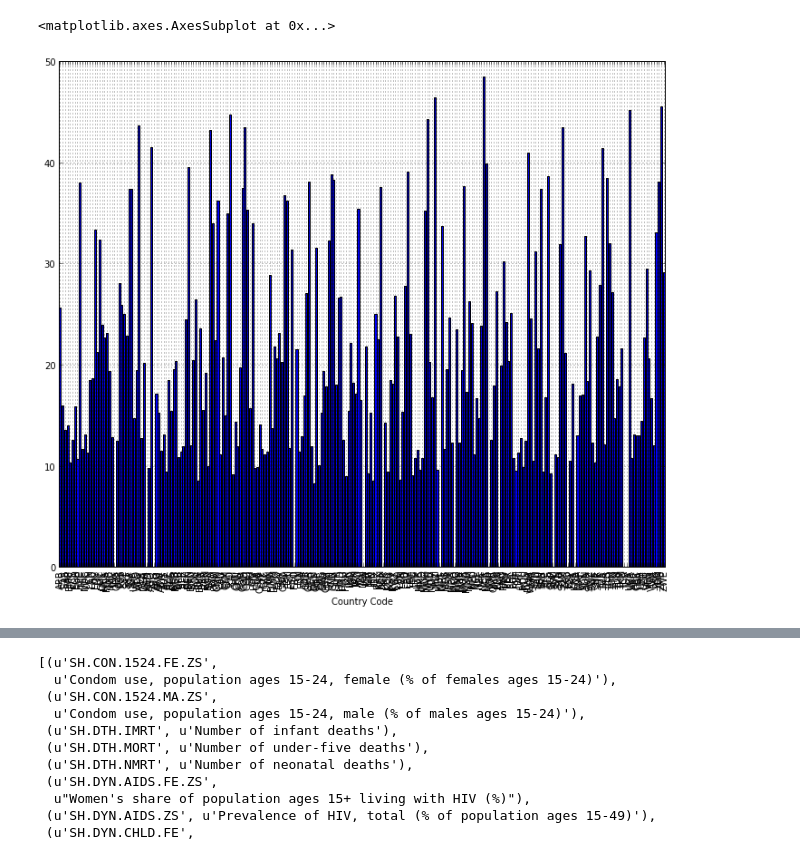
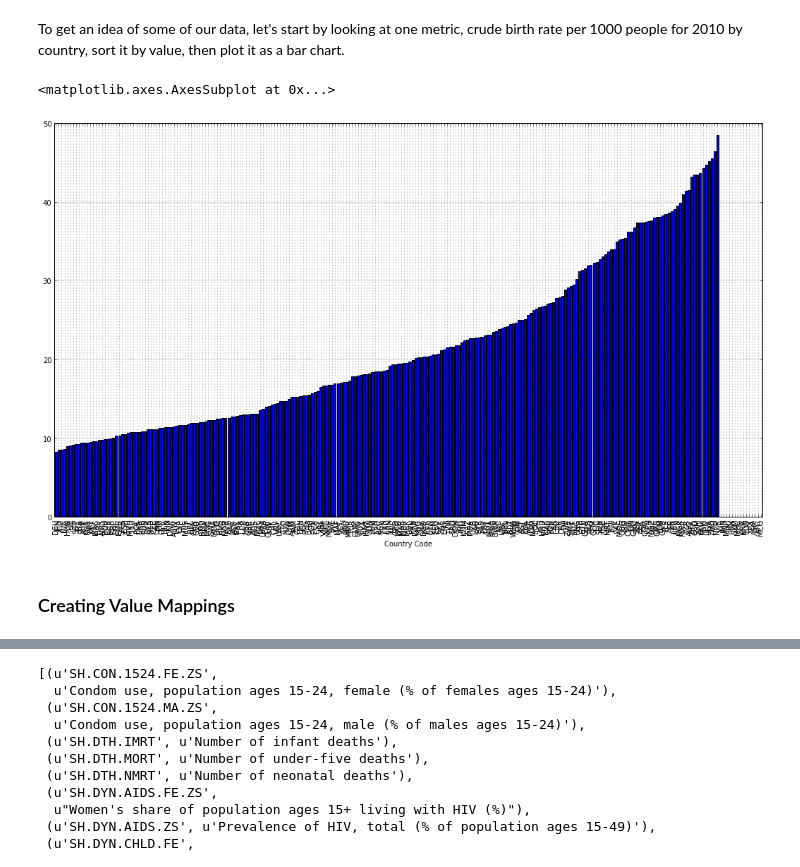
Before and after one commit to dennisobrien/GeneralAssemblyDataScience2013, a Jupyter notebook: HomeworkAssignment_05/ClusteringHealth.ipynb, the cells around one changed output, grey strips where cells are left out. Drawn from its saved outputs; the diff is of its cells as text; code cells hidden in the pictures.

Commit message:
Added much more description to the iPython notebook. Data wrangling is under control. Graphically exploring some possibilities for clustering analysis.

```diff
--- a/HomeworkAssignment_05/ClusteringHealth.ipynb
+++ b/HomeworkAssignment_05/ClusteringHealth.ipynb
@@ -29,5 +70,9 @@ dtypes: float64(53), object(4)
+# %% [markdown]
+To get an idea of some of our data, let's start by looking at one metric, crude birth rate per 1000 people for 2010 by country, sort it by value, then plot it as a bar chart.
 # %%
-df[df['Indicator Code']=='SP.DYN.CBRT.IN'].plot(kind='bar', x='Country Code', y='2010', figsize=(12, 10))
+df[df['Indicator Code']=='SP.DYN.CBRT.IN'].sort('2010').plot(kind='bar', x='Country Code', y='2010', figsize=(18, 10))
 # %% [output]
 <matplotlib.axes.AxesSubplot at 0x...>
-[figure, old version]
+[figure, new version]
+# %% [markdown]
+### Creating Value Mappings
```
Also changed, not shown: parts of 22 cells of this notebook, 1 other file.
